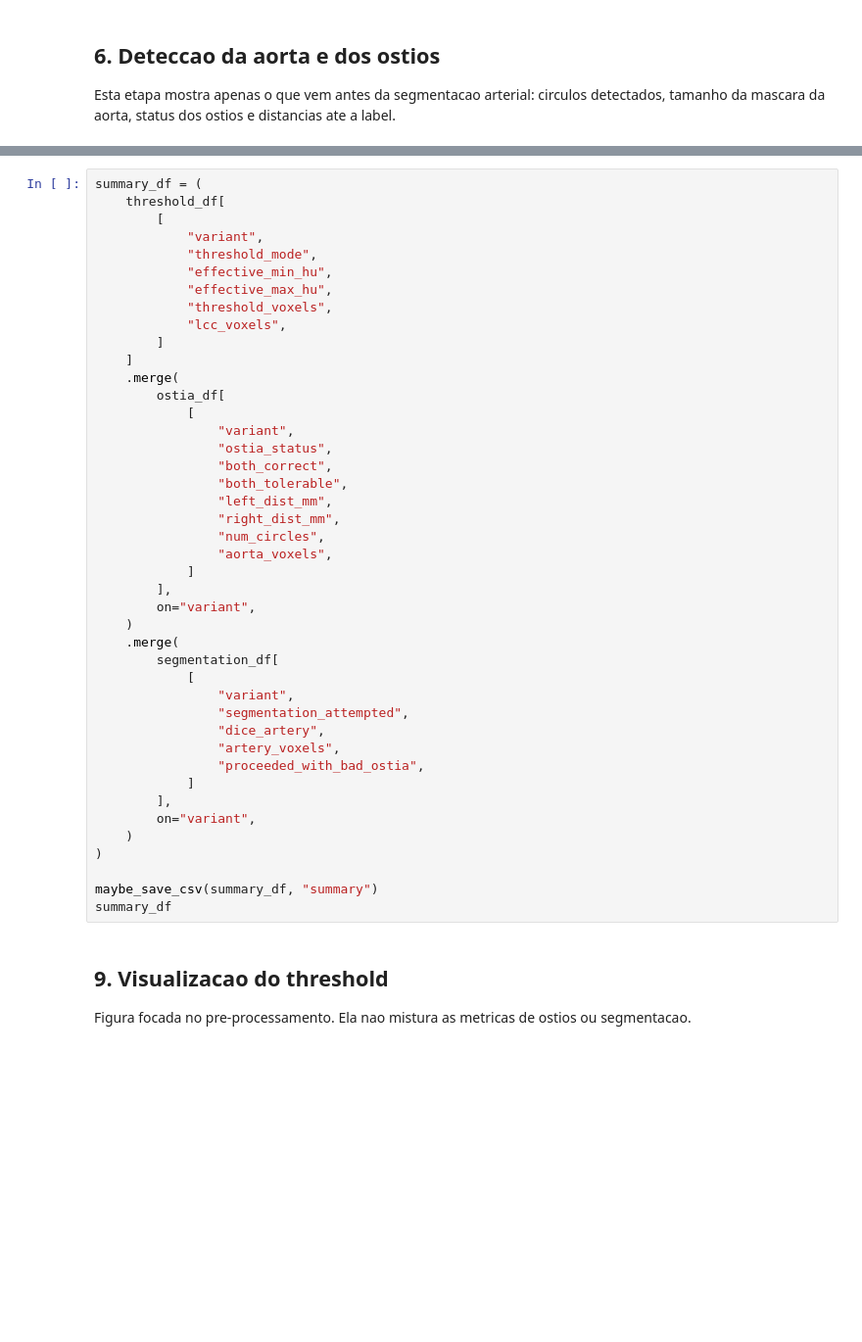
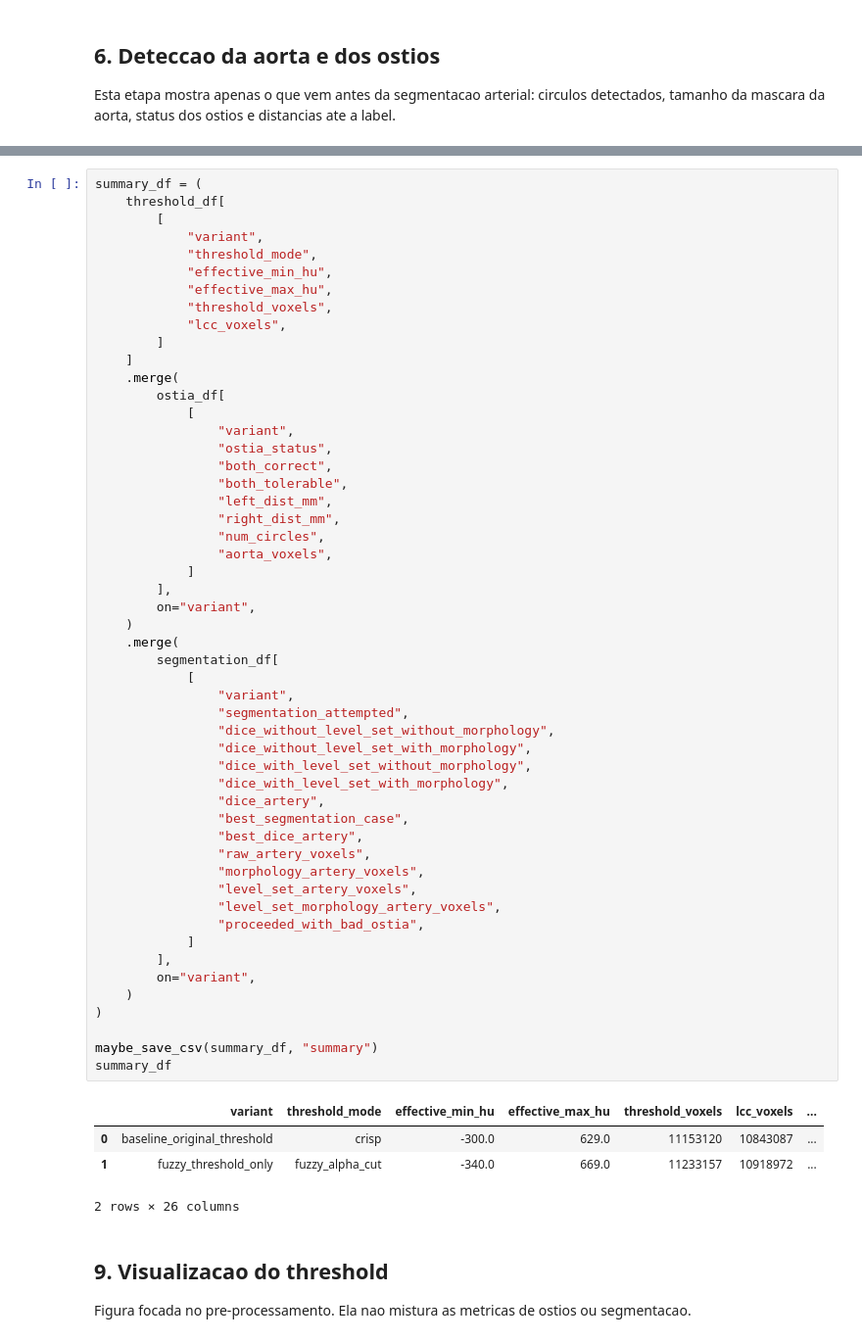
Before and after one commit to matheusssilva991/coronary-centerline-detection, a Jupyter notebook: src/fuzzy.ipynb, the cells around one changed output, grey strips where cells are left out. Shown at 98% size. Saved outputs shown, nothing was run; the diff lists cells and outputs as text; blank space fills up the shorter version.

```diff
--- a/src/fuzzy.ipynb
+++ b/src/fuzzy.ipynb
@@ -433,34 +685,48 @@ summary_df = (
     .merge(
         ostia_df[
             [
                 "variant",
                 "ostia_status",
                 "both_correct",
                 "both_tolerable",
                 "left_dist_mm",
                 "right_dist_mm",
                 "num_circles",
                 "aorta_voxels",
             ]
         ],
         on="variant",
     )
     .merge(
         segmentation_df[
             [
                 "variant",
                 "segmentation_attempted",
+                "dice_without_level_set_without_morphology",
+                "dice_without_level_set_with_morphology",
+                "dice_with_level_set_without_morphology",
+                "dice_with_level_set_with_morphology",
                 "dice_artery",
-                "artery_voxels",
+                "best_segmentation_case",
+                "best_dice_artery",
+                "raw_artery_voxels",
+                "morphology_artery_voxels",
+                "level_set_artery_voxels",
+                "level_set_morphology_artery_voxels",
                 "proceeded_with_bad_ostia",
             ]
         ],
         on="variant",
     )
 )
 
 maybe_save_csv(summary_df, "summary")
 summary_df
+# %% [output]
+|  | variant | threshold_mode | effective_min_hu | effective_max_hu | threshold_voxels | lcc_voxels | ... |
+| 0 | baseline_original_threshold | crisp | -300.0 | 629.0 | 11153120 | 10843087 | ... |
+| 1 | fuzzy_threshold_only | fuzzy_alpha_cut | -340.0 | 669.0 | 11233157 | 10918972 | ... |
+2 rows × 26 columns
 # %% [markdown]
 ## 9. Visualizacao do threshold
 
```
Also changed, not shown: parts of 12 cells of this notebook, 6 other files.
